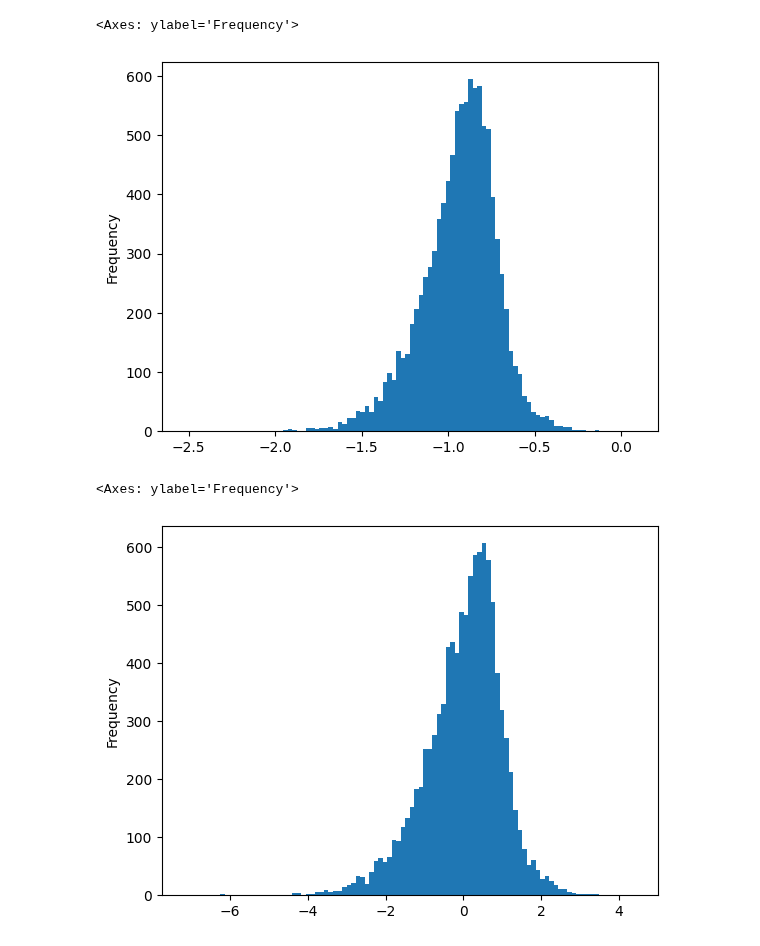
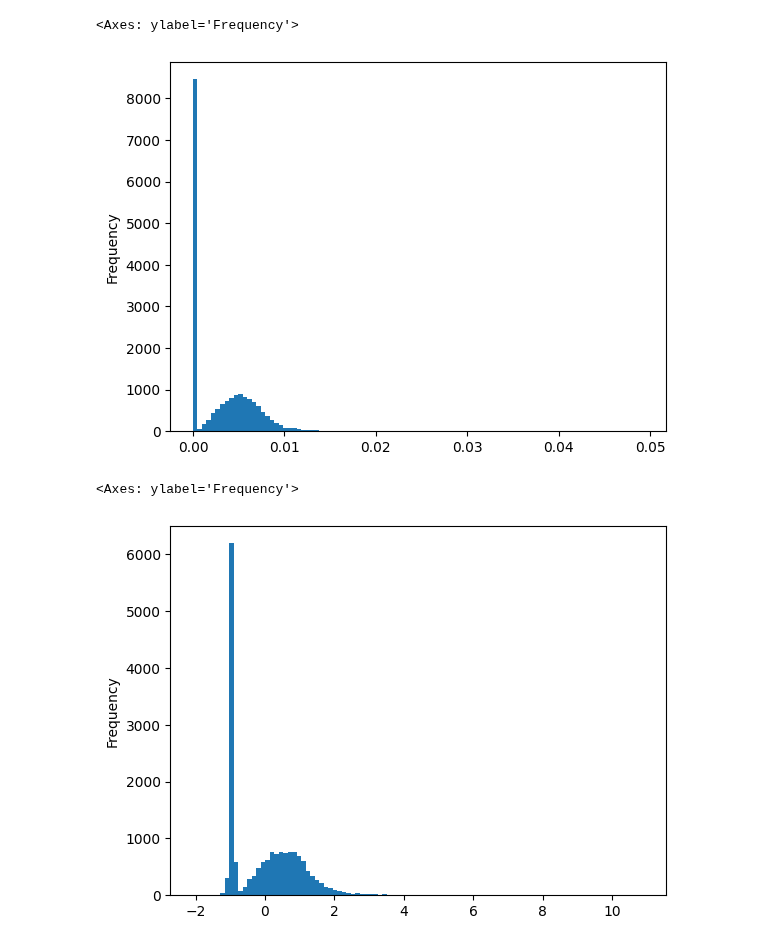
Before and after one commit to diabhaque/Yogen, a Jupyter notebook: notebooks/5_dataset_preprocessing/dataset_preprocessing.ipynb, the cells around one changed output. Drawn from its saved outputs; the diff is of its cells as text; code cells hidden in the pictures.

```diff
--- a/notebooks/5_dataset_preprocessing/dataset_preprocessing.ipynb
+++ b/notebooks/5_dataset_preprocessing/dataset_preprocessing.ipynb
@@ -112,9 +112,9 @@ df[f"{column}_normalized_yearly"].plot.hist(bins=100)
 # %%
-df[log_column] = df[column].apply(lambda x: 1 + np.log10(x))
+df[log_column] = df[column].apply(lambda x: np.log10(1 + x))
 df[log_column].plot.hist(bins=100)
 # %% [output]
 <Axes: ylabel='Frequency'>
-[figure, old version]
+[figure, new version]
 # %%
 df[f"{log_column}_normalized_yearly"] = df.groupby("year")[log_column].transform(
     lambda x: (x - x.mean()) / x.std()
@@ -122,7 +122,7 @@ df[f"{log_column}_normalized_yearly"] = df.groupby("year")[log_column].transform
 df[f"{log_column}_normalized_yearly"].plot.hist(bins=100)
 # %% [output]
 <Axes: ylabel='Frequency'>
-[figure, old version]
+[figure, new version]
 # %%
 # log_normalize_columns = [
 #     metric,
```
Also changed, not shown: parts of 10 cells of this notebook, 3 other files.
